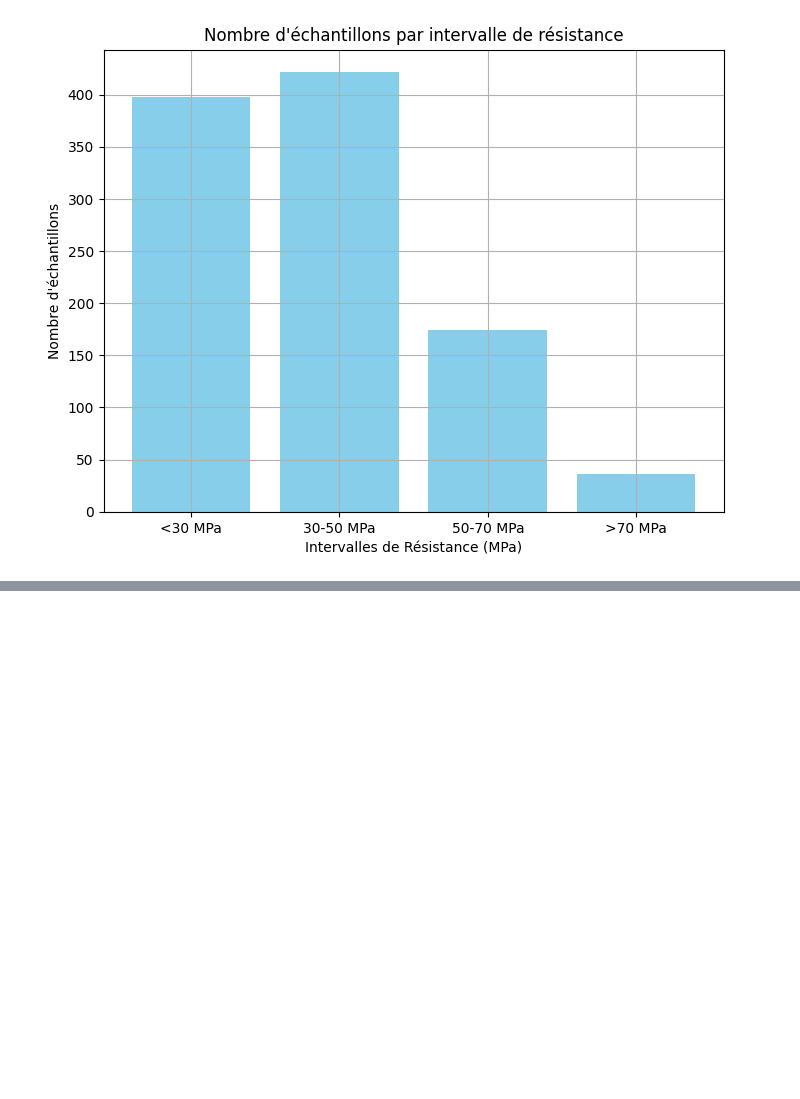
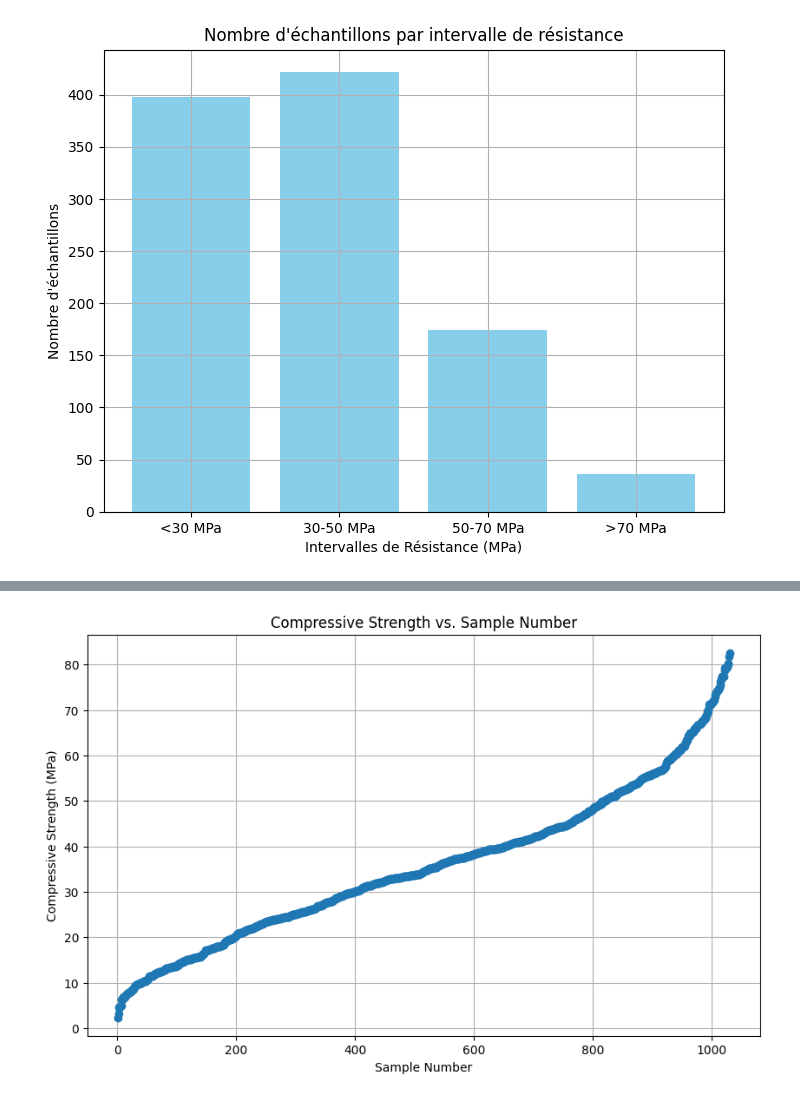
Before and after one commit to younesA99/svm, a Jupyter notebook: Article.ipynb, the cells around one changed output, grey strips where cells are left out. Saved outputs shown, nothing was run; the diff lists cells and outputs as text; code cells hidden in the pictures; blank space fills up the shorter version.

```diff
--- a/Article.ipynb
+++ b/Article.ipynb
@@ -453,0 +503,17 @@ plt.show()
+# %%
+# Trier les données par résistance à la compression
+data_sorted = data.sort_values(by='Strength (MPa)')
+
+# Créer une colonne pour le numéro d'échantillon
+data_sorted['Sample Number'] = range(1, len(data_sorted) + 1)
+
+# Tracer la courbe
+plt.figure(figsize=(10, 6))
+plt.plot(data_sorted['Sample Number'], data_sorted['Strength (MPa)'], marker='o', linestyle='-')
+plt.title('Compressive Strength vs. Sample Number')
+plt.xlabel('Sample Number')
+plt.ylabel('Compressive Strength (MPa)')
+plt.grid(True)
+plt.show()
+# %% [output]
+[figure, added]
```
Also changed, not shown: parts of 14 cells of this notebook.
